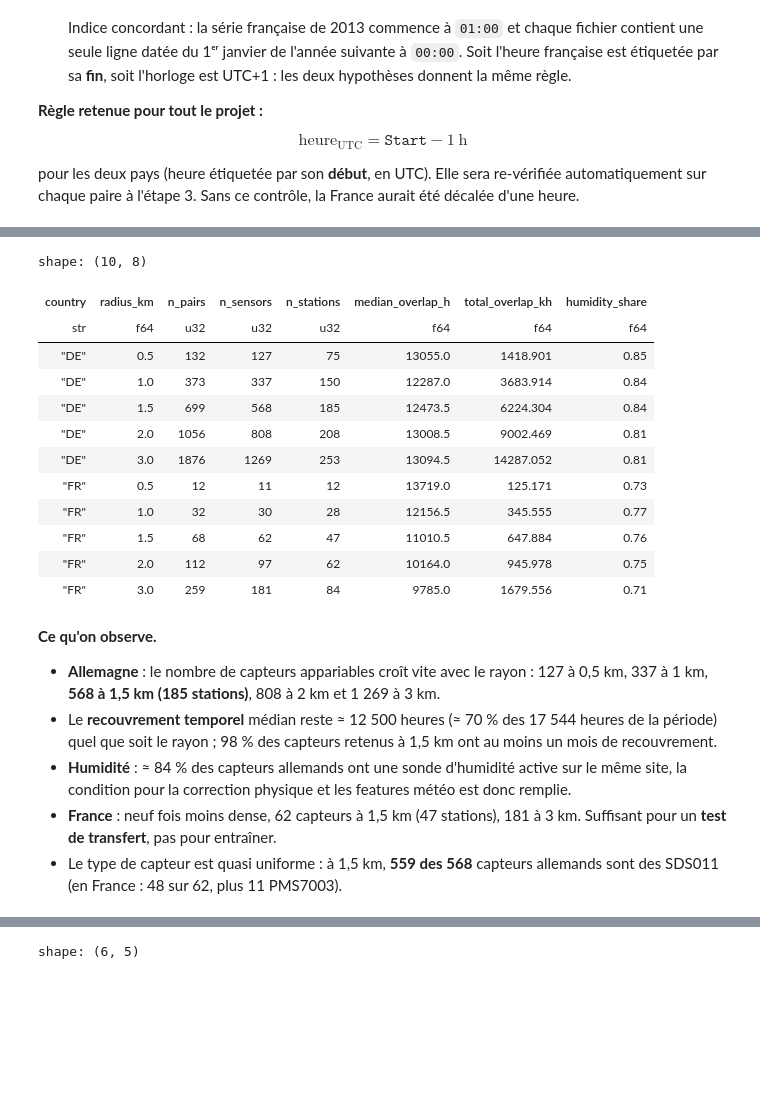
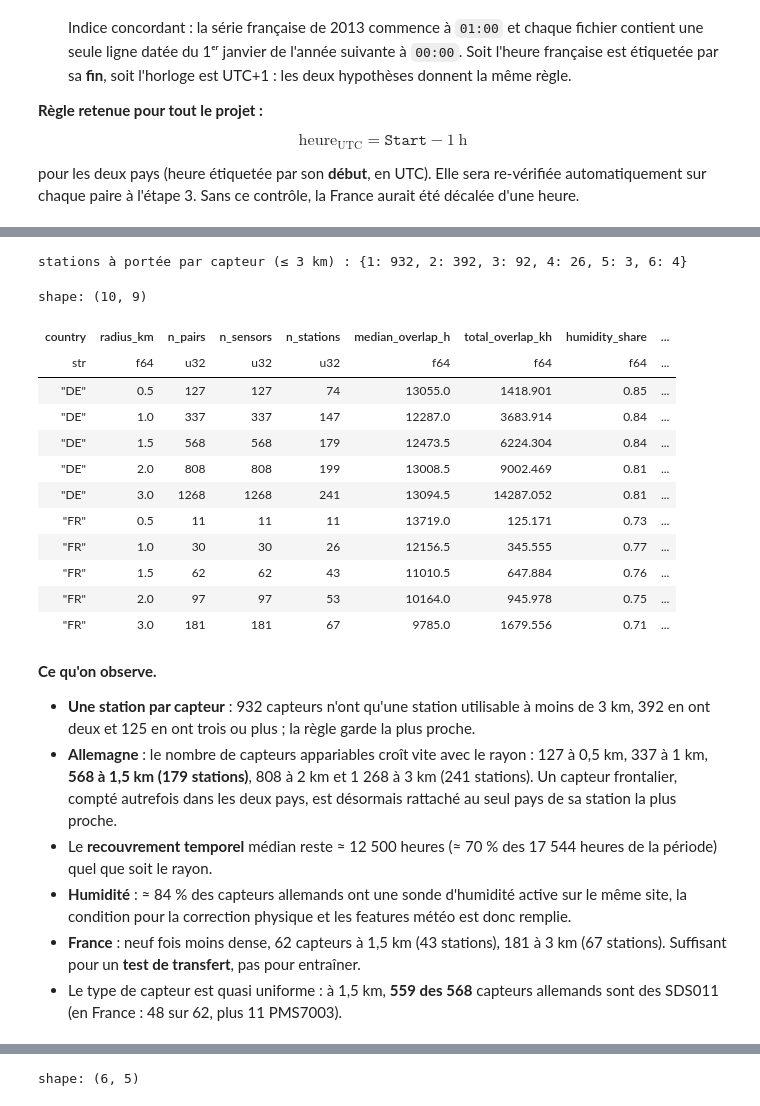
Before and after one commit to lwdata75/air-calib, a Jupyter notebook: notebooks/01_sources_et_faisabilite.ipynb, the cells around one changed output, grey strips where cells are left out. Saved outputs shown, nothing was run; the diff lists cells and outputs as text; code cells hidden in the pictures; blank space fills up the shorter version.

```diff
--- a/notebooks/01_sources_et_faisabilite.ipynb
+++ b/notebooks/01_sources_et_faisabilite.ipynb
@@ -523,34 +532,43 @@ où $\varphi$ est la latitude et $\lambda$ la longitude en radians. Pour chaque
 (la validation croisée se fera *par station*), avec assez d'heures communes et une sonde d'humidité.
 # %%
 pairs = pl.read_parquet(settings.paths.meta / "candidate_pairs.parquet")
+assert pairs["sensor_id"].is_unique().all(), "one station per sensor"
+print(
+    "stations à portée par capteur (≤ 3 km) :",
+    dict(pairs["n_stations_within"].value_counts().sort("n_stations_within").iter_rows()),
+)
 summary = discovery.feasibility_summary(pairs, settings.discovery.radii_km)
-summary.with_columns(pl.col("humidity_share").round(2), pl.col("total_overlap_h") / 1000).rename(
-    {"total_overlap_h": "total_overlap_kh"}
-)
+summary.with_columns(
+    pl.col("humidity_share", "traffic_share").round(2), pl.col("total_overlap_h") / 1000
+).rename({"total_overlap_h": "total_overlap_kh"})
 # %% [output]
-shape: (10, 8)
+stations à portée par capteur (≤ 3 km) : {1: 932, 2: 392, 3: 92, 4: 26, 5: 3, 6: 4}
+shape: (10, 9)
-| country | radius_km | n_pairs | n_sensors | n_stations | median_overlap_h | total_overlap_kh | humidity_share |
-| str | f64 | u32 | u32 | u32 | f64 | f64 | f64 |
-| "DE" | 0.5 | 132 | 127 | 75 | 13055.0 | 1418.901 | 0.85 |
-| "DE" | 1.0 | 373 | 337 | 150 | 12287.0 | 3683.914 | 0.84 |
-| "DE" | 1.5 | 699 | 568 | 185 | 12473.5 | 6224.304 | 0.84 |
-| "DE" | 2.0 | 1056 | 808 | 208 | 13008.5 | 9002.469 | 0.81 |
-| "DE" | 3.0 | 1876 | 1269 | 253 | 13094.5 | 14287.052 | 0.81 |
-| "FR" | 0.5 | 12 | 11 | 12 | 13719.0 | 125.171 | 0.73 |
-| "FR" | 1.0 | 32 | 30 | 28 | 12156.5 | 345.555 | 0.77 |
-| "FR" | 1.5 | 68 | 62 | 47 | 11010.5 | 647.884 | 0.76 |
-| "FR" | 2.0 | 112 | 97 | 62 | 10164.0 | 945.978 | 0.75 |
-| "FR" | 3.0 | 259 | 181 | 84 | 9785.0 | 1679.556 | 0.71 |
+| country | radius_km | n_pairs | n_sensors | n_stations | median_overlap_h | total_overlap_kh | humidity_share | ... |
+| str | f64 | u32 | u32 | u32 | f64 | f64 | f64 | ... |
+| "DE" | 0.5 | 127 | 127 | 74 | 13055.0 | 1418.901 | 0.85 | ... |
+| "DE" | 1.0 | 337 | 337 | 147 | 12287.0 | 3683.914 | 0.84 | ... |
+| "DE" | 1.5 | 568 | 568 | 179 | 12473.5 | 6224.304 | 0.84 | ... |
+| "DE" | 2.0 | 808 | 808 | 199 | 13008.5 | 9002.469 | 0.81 | ... |
+| "DE" | 3.0 | 1268 | 1268 | 241 | 13094.5 | 14287.052 | 0.81 | ... |
+| "FR" | 0.5 | 11 | 11 | 11 | 13719.0 | 125.171 | 0.73 | ... |
+| "FR" | 1.0 | 30 | 30 | 26 | 12156.5 | 345.555 | 0.77 | ... |
+| "FR" | 1.5 | 62 | 62 | 43 | 11010.5 | 647.884 | 0.76 | ... |
+| "FR" | 2.0 | 97 | 97 | 53 | 10164.0 | 945.978 | 0.75 | ... |
+| "FR" | 3.0 | 181 | 181 | 67 | 9785.0 | 1679.556 | 0.71 | ... |
 # %% [markdown]
 **Ce qu'on observe.**
+- **Une station par capteur** : 932 capteurs n'ont qu'une station utilisable à moins de 3 km, 392 en ont deux et 125
+  en ont trois ou plus ; la règle garde la plus proche.
 - **Allemagne** : le nombre de capteurs appariables croît vite avec le rayon : 127 à 0,5 km, 337 à 1 km, **568 à
-  1,5 km (185 stations)**, 808 à 2 km et 1 269 à 3 km.
+  1,5 km (179 stations)**, 808 à 2 km et 1 268 à 3 km (241 stations). Un capteur frontalier, compté autrefois dans les
+  deux pays, est désormais rattaché au seul pays de sa station la plus proche.
 - Le **recouvrement temporel** médian reste ≈ 12 500 heures (≈ 70 % des 17 544 heures de la période) quel que soit le
-  rayon ; 98 % des capteurs retenus à 1,5 km ont au moins un mois de recouvrement.
+  rayon.
 - **Humidité** : ≈ 84 % des capteurs allemands ont une sonde d'humidité active sur le même site, la condition pour la
   correction physique et les features météo est donc remplie.
-- **France** : neuf fois moins dense, 62 capteurs à 1,5 km (47 stations), 181 à 3 km. Suffisant pour un **test de
-  transfert**, pas pour entraîner.
+- **France** : neuf fois moins dense, 62 capteurs à 1,5 km (43 stations), 181 à 3 km (67 stations). Suffisant pour un
+  **test de transfert**, pas pour entraîner.
 - Le type de capteur est quasi uniforme : à 1,5 km, **559 des 568** capteurs allemands sont des SDS011 (en France :
   48 sur 62, plus 11 PMS7003).
 # %%
```
Also changed, not shown: parts of 7 cells of this notebook, 46 other files.
